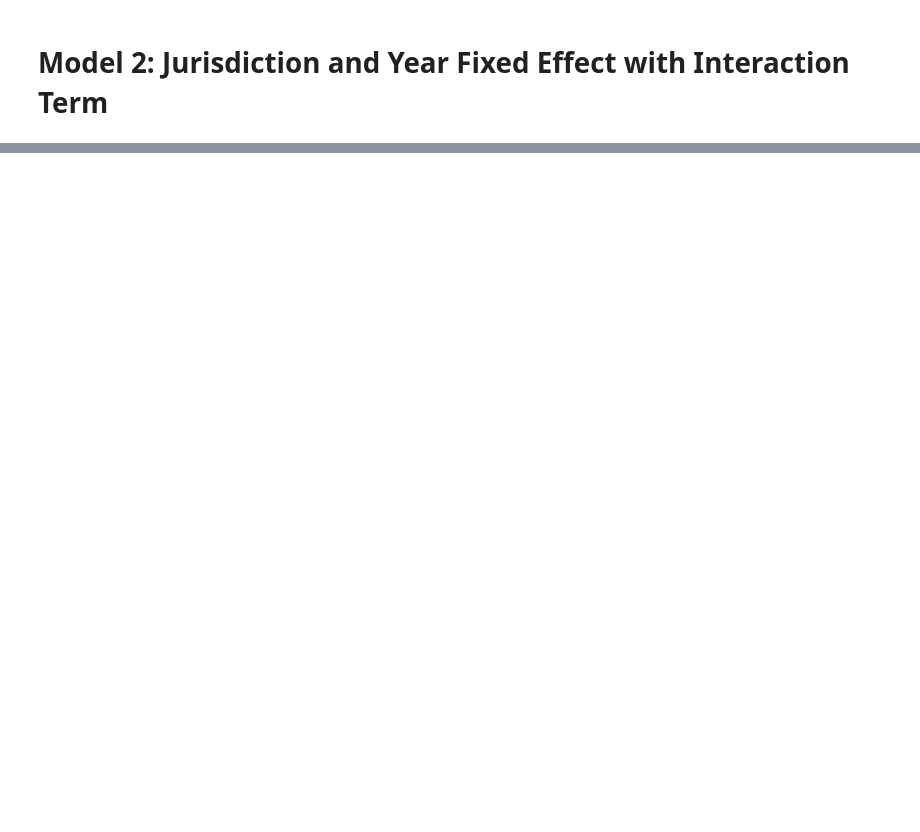
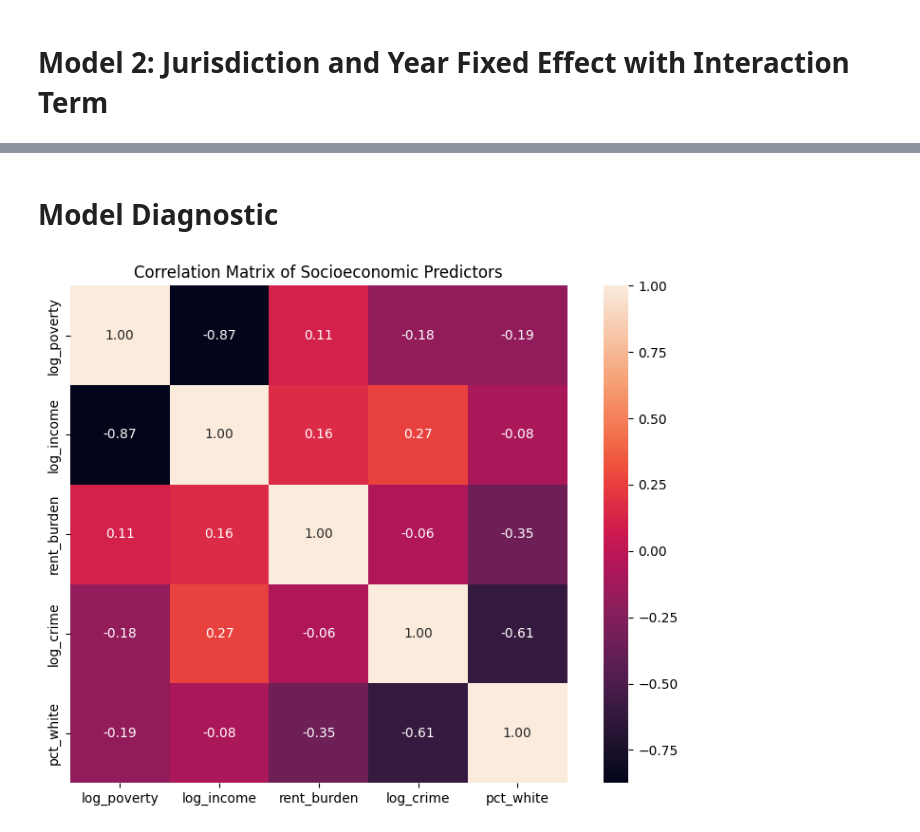
Before and after one commit to tnguye27/CCDS, a Jupyter notebook: notebooks/regression.ipynb, the cells around one changed output, grey strips where cells are left out. Cells and saved outputs as stored; diff of their text form; code cells hidden in the pictures; blank space fills up the shorter version.

Commit message:
Create correlation heatmap

```diff
--- a/notebooks/regression.ipynb
+++ b/notebooks/regression.ipynb
@@ -179,3 +166,17 @@ Notes:
 [1] Standard Errors are robust to cluster correlation (cluster)
 [2] The condition number is large, 3.47e+04. This might indicate that there are
 strong multicollinearity or other numerical problems.
+# %% [markdown]
+# Model Diagnostic
+# %%
+# check multicollinearity using Pearson correlation
+corr_matrix = df[ols_vars].corr(method="pearson")
+
+# plot correlation heatmap
+plt.figure(figsize=(8, 6))
+sns.heatmap(corr_matrix, annot=True, fmt=".2f", square=True)
+plt.title("Correlation Matrix of Socioeconomic Predictors")
+plt.tight_layout()
+plt.show()
+# %% [output]
+[figure, added]
```
Also changed, not shown: parts of 5 cells of this notebook.
